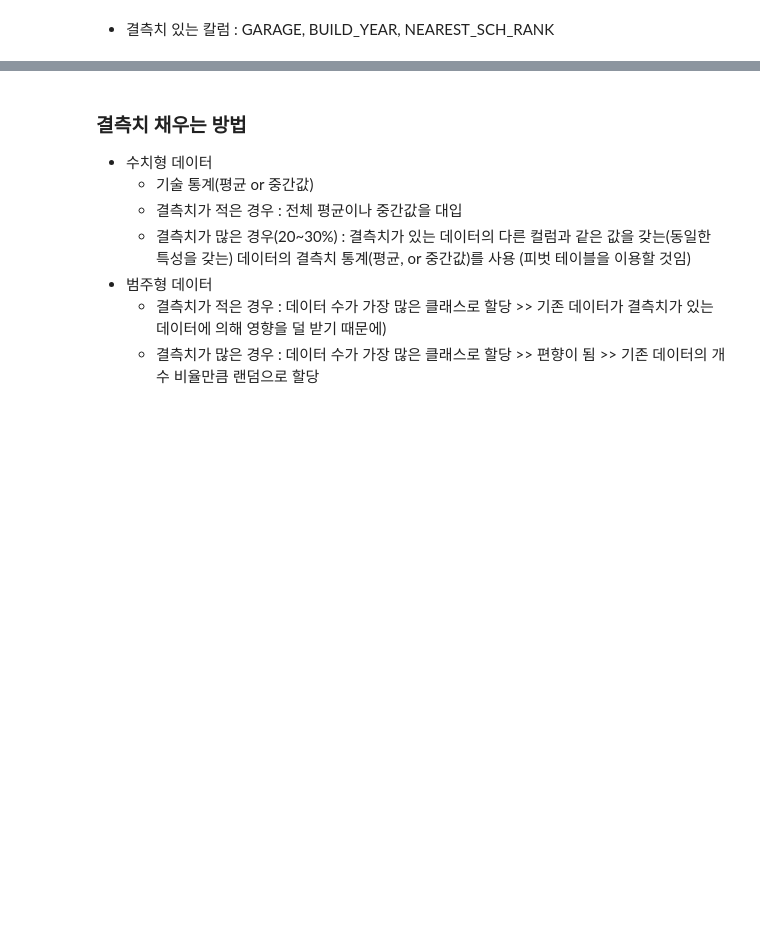
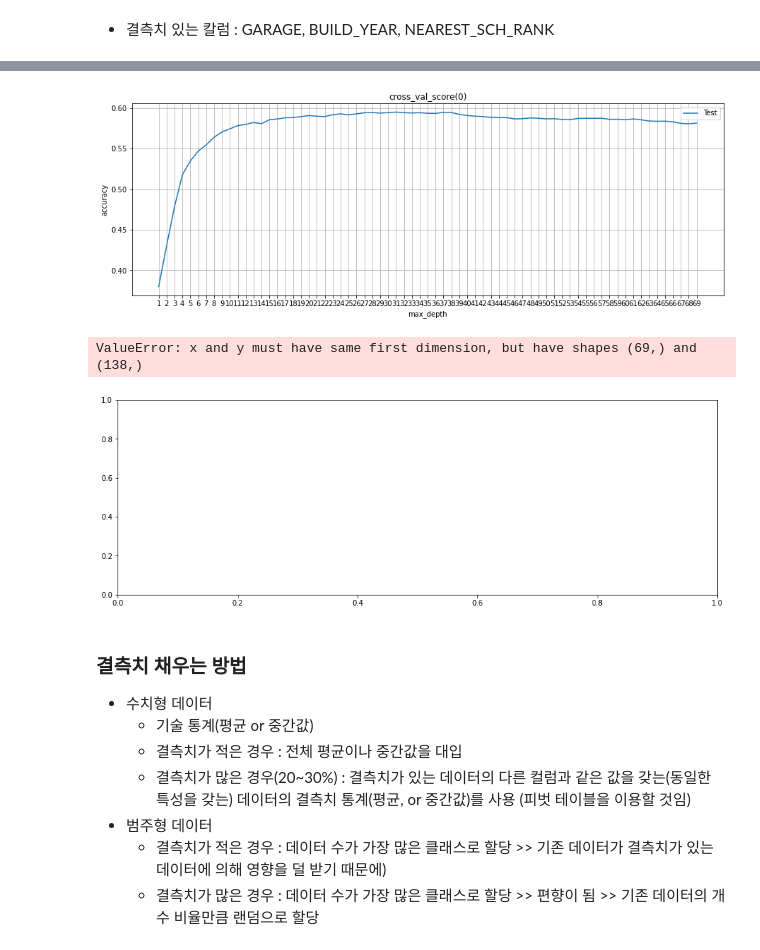
Before and after one commit to MinjuKang727/Python, a Jupyter notebook: Machine_Learning/Kaggle_Regression_House_Price.ipynb, the cells around one changed output, grey strips where cells are left out. Cells and saved outputs as stored; diff of their text form; code cells hidden in the pictures; blank space fills up the shorter version.

```diff
--- a/Machine_Learning/Kaggle_Regression_House_Price.ipynb
+++ b/Machine_Learning/Kaggle_Regression_House_Price.ipynb
@@ -114,0 +205,23 @@ NameError: name 'train1' is not defined
+# %%
+from sklearn.model_selection import cross_val_score
+
+test_score = []
+for i in range(100) :
+    for d in range(1,70) :
+        model = DecisionTreeRegressor(min_samples_leaf= d, random_state=i)
+        result = cross_val_score(model, X_train, y_train, cv = 5)
+        test_score.append(result.mean())
+
+    plt.figure(figsize=(15,5))
+    plt.plot(range(1,70), test_score, label = 'Test')
+    plt.xticks(range(1,70))
+    plt.grid()
+    plt.legend()
+    plt.ylabel('accuracy')
+    plt.xlabel('max_depth')
+    plt.title(f'cross_val_score({i})')
+    plt.show()
+# %% [output]
+[figure, added]
+ValueError: x and y must have same first dimension, but have shapes (69,) and (138,)
+[figure, added]
```
Also changed, not shown: parts of 23 cells of this notebook, 2 other files.
